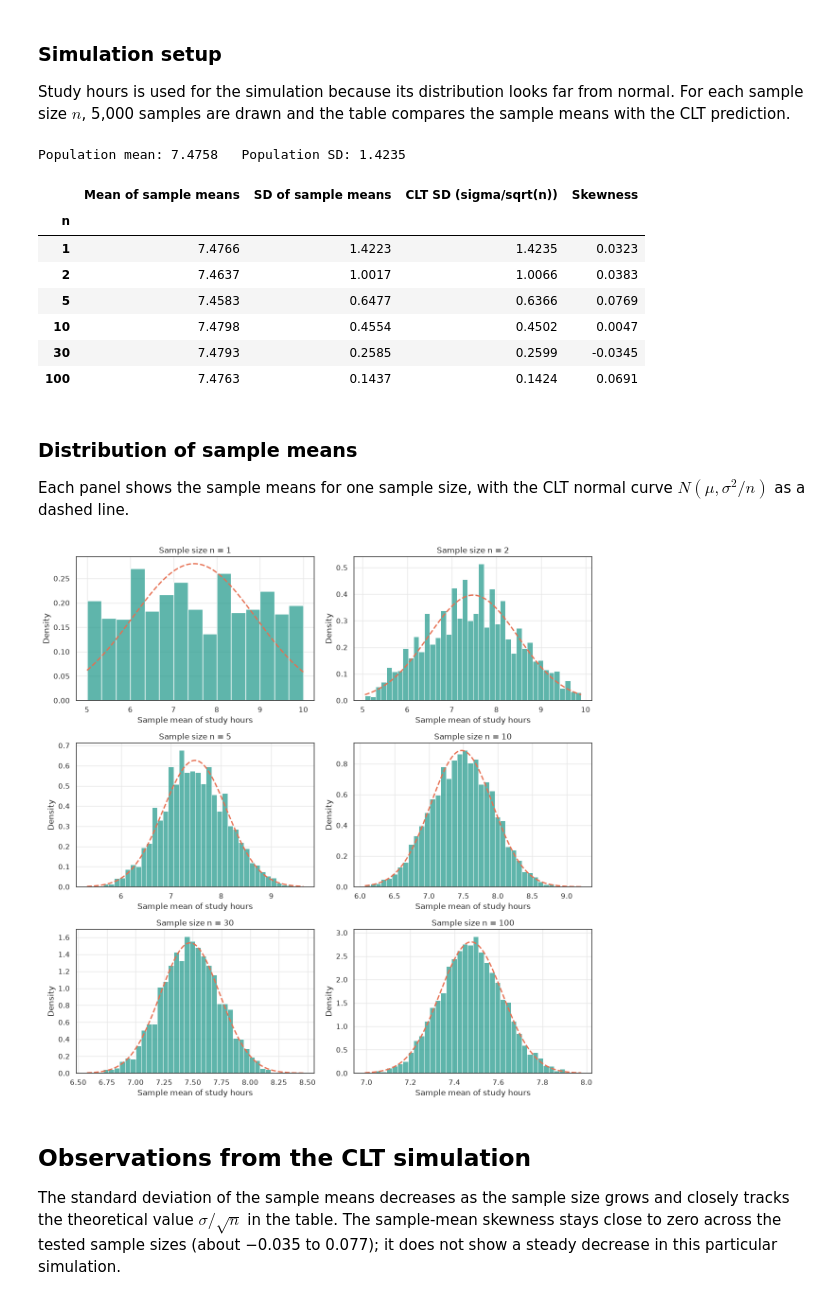
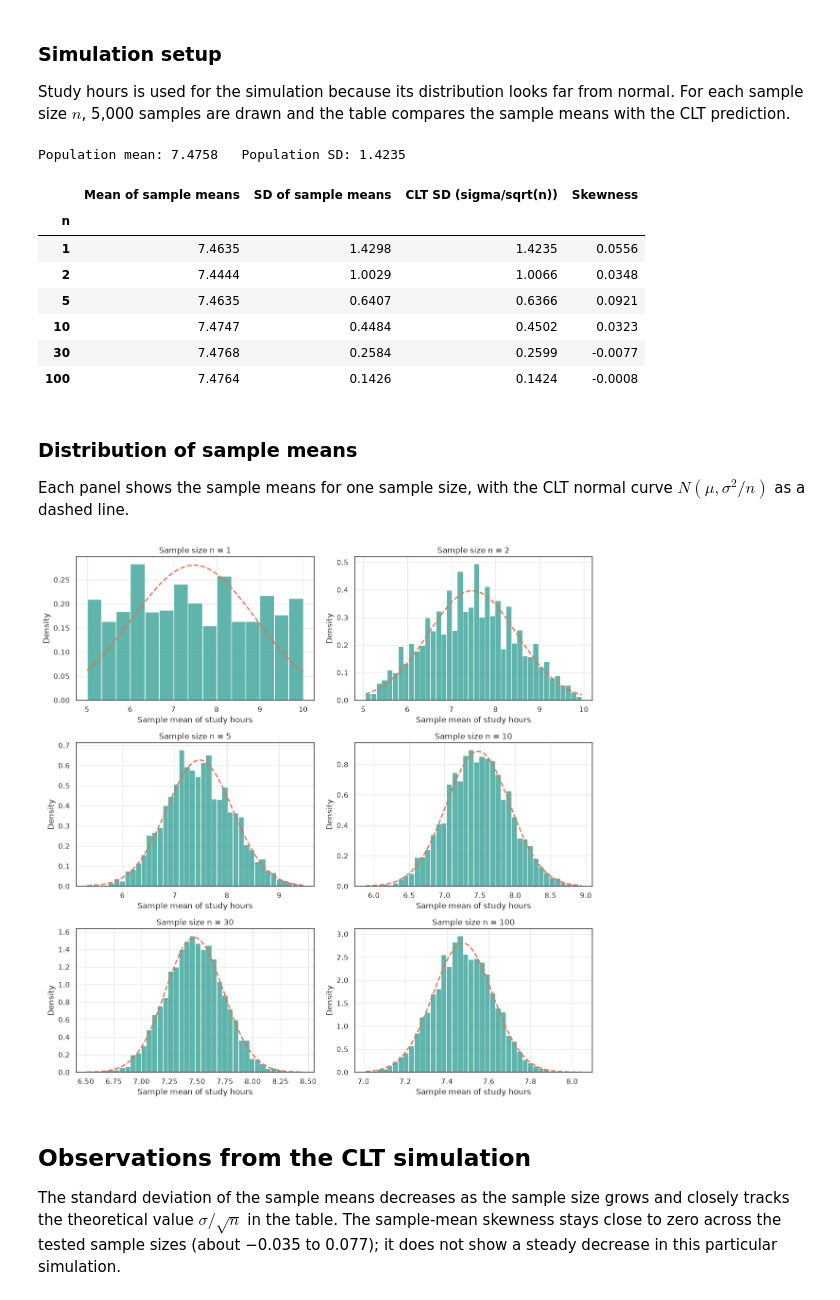
Before and after one commit to svschakri/CS-215-DAI_project, a Jupyter notebook: analysis.ipynb, the cells around one changed output. Cells and saved outputs as stored; diff of their text form; code cells hidden in the pictures.

Commit message:
decreased usage of numpy

```diff
--- a/analysis.ipynb
+++ b/analysis.ipynb
@@ -278,16 +278,19 @@ CGPA is regressed on Study, Extracurricular, Social and Physical activity hours
 
 Sleep is omitted because of the 24-hour constraint described above.
 # %%
+from scipy import linalg
+
 features = ["Study_Hours_Per_Day","Extracurricular_Hours_Per_Day","Social_Hours_Per_Day","Physical_Activity_Hours_Per_Day"]
-n = len(df)
 y = df["CGPA"].to_numpy()
 
-X = np.column_stack([np.ones(n), df[features].to_numpy()])   # first column of 1s = intercept
+X = df[features].copy()
+X.insert(0, "Intercept", 1)                # first column of 1s = intercept
+X = X.to_numpy()
 
 XtX = X.T @ X
 Xty = X.T @ y
 
-XtX_inv = np.linalg.inv(XtX)
+XtX_inv = linalg.inv(XtX)
 beta = XtX_inv @ Xty                      # beta = (X^T X)^-1 X^T y
 # %%
 # ---- 1. Coefficients table ----
@@ -343,21 +346,24 @@ This section is not part of the main project question. It is included just for f
 
 Study hours is used for the simulation because its distribution looks far from normal. For each sample size $n$, 5,000 samples are drawn and the table compares the sample means with the CLT prediction.
 # %%
-import numpy as np
 from scipy import stats
 variable = "Study_Hours_Per_Day"
-population = df[variable].to_numpy()
+population = df[variable]
 mu, sigma = population.mean(), population.std(ddof=0)
 
 sample_sizes = [1, 2, 5, 10, 30, 100]
 n_samples = 5000
-rng = np.random.default_rng(0)
 
-sample_means = {n: rng.choice(population, size=(n_samples, n), replace=True).mean(axis=1) for n in sample_sizes}
+def draw_sample_means(n):
+    # draw n_samples * n values with replacement, then average each consecutive block of n values
+    draws = population.sample(n=n_samples * n, replace=True, random_state=0).reset_index(drop=True)
+    return draws.groupby(draws.index // n).mean()
+
+sample_means = {n: draw_sample_means(n) for n in sample_sizes}
 
 rows = []
 for n, means in sample_means.items():
-    expected_sd = sigma / np.sqrt(n)
+    expected_sd = sigma / n ** 0.5
     rows.append({
         "n": n,
         "Mean of sample means": means.mean(),
@@ -372,12 +378,12 @@ display(pd.DataFrame(rows).set_index("n").round(4))
 Population mean: 7.4758   Population SD: 1.4235
 |  | Mean of sample means | SD of sample means | CLT SD (sigma/sqrt(n)) | Skewness |
 | n |  |  |  |  |
-| 1 | 7.4766 | 1.4223 | 1.4235 | 0.0323 |
-| 2 | 7.4637 | 1.0017 | 1.0066 | 0.0383 |
-| 5 | 7.4583 | 0.6477 | 0.6366 | 0.0769 |
-| 10 | 7.4798 | 0.4554 | 0.4502 | 0.0047 |
-| 30 | 7.4793 | 0.2585 | 0.2599 | -0.0345 |
-| 100 | 7.4763 | 0.1437 | 0.1424 | 0.0691 |
+| 1 | 7.4635 | 1.4298 | 1.4235 | 0.0556 |
+| 2 | 7.4444 | 1.0029 | 1.0066 | 0.0348 |
+| 5 | 7.4635 | 0.6407 | 0.6366 | 0.0921 |
+| 10 | 7.4747 | 0.4484 | 0.4502 | 0.0323 |
+| 30 | 7.4768 | 0.2584 | 0.2599 | -0.0077 |
+| 100 | 7.4764 | 0.1426 | 0.1424 | -0.0008 |
 # %% [markdown]
 ### Distribution of sample means
 
@@ -385,16 +391,16 @@ Each panel shows the sample means for one sample size, with the CLT normal curve
 # %%
 fig, axes = plt.subplots(3, 2, figsize=(12, 12))
 for ax, n in zip(axes.flat, sample_sizes):
     means = sample_means[n]
     sns.histplot(means, bins=15 if n == 1 else 40, stat="density", color="#2a9d8f", edgecolor="white", ax=ax)
-    xs = np.linspace(means.min(), means.max(), 300)
-    ax.plot(xs, stats.norm.pdf(xs, mu, sigma / np.sqrt(n)), "--", color="#e76f51", lw=2)
+    xs = means.sort_values()                      # evaluate the normal curve at the sorted sample means
+    ax.plot(xs, stats.norm.pdf(xs, mu, sigma / n ** 0.5), "--", color="#e76f51", lw=2)
     ax.set(title=f"Sample size n = {n}", xlabel="Sample mean of study hours", ylabel="Density")
 
 plt.tight_layout()
 plt.show()
 # %% [output]
-[figure, old version]
+[figure, new version]
 # %% [markdown]
 ## Observations from the CLT simulation
 
```
Also changed, not shown: parts of 4 cells of this notebook.
